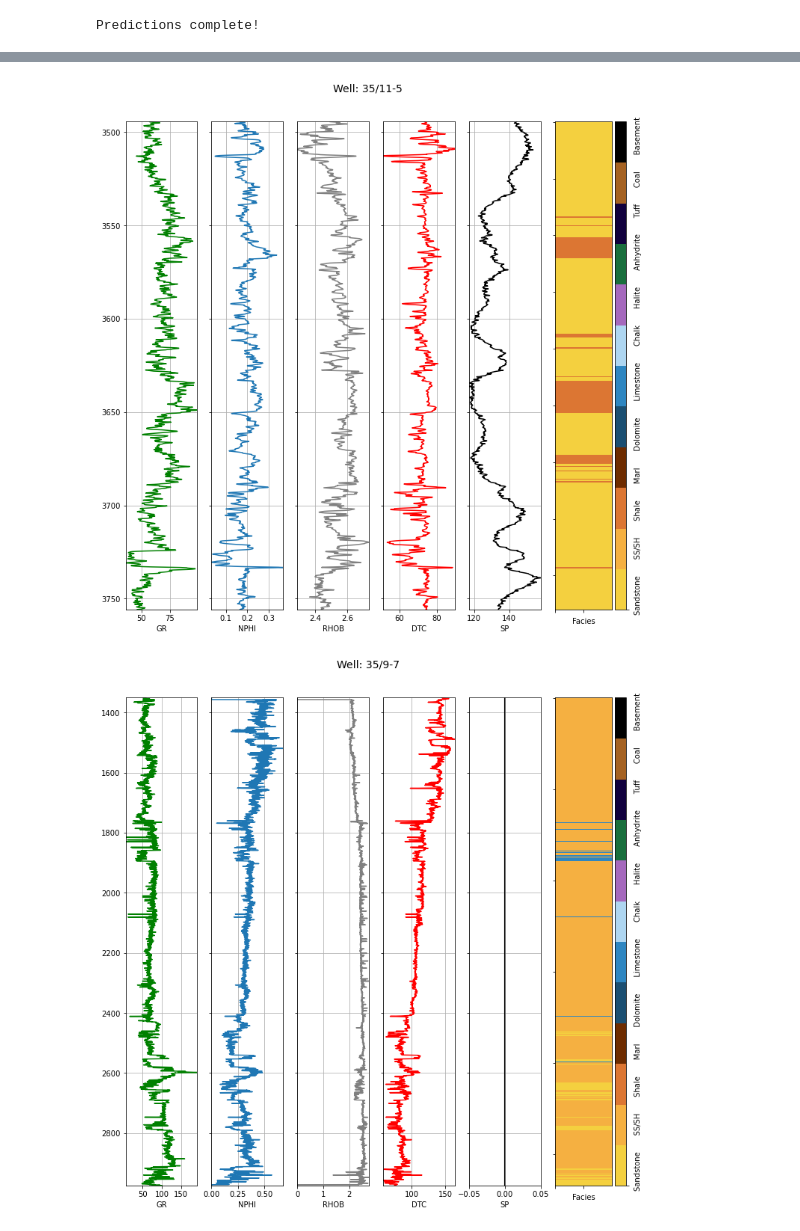
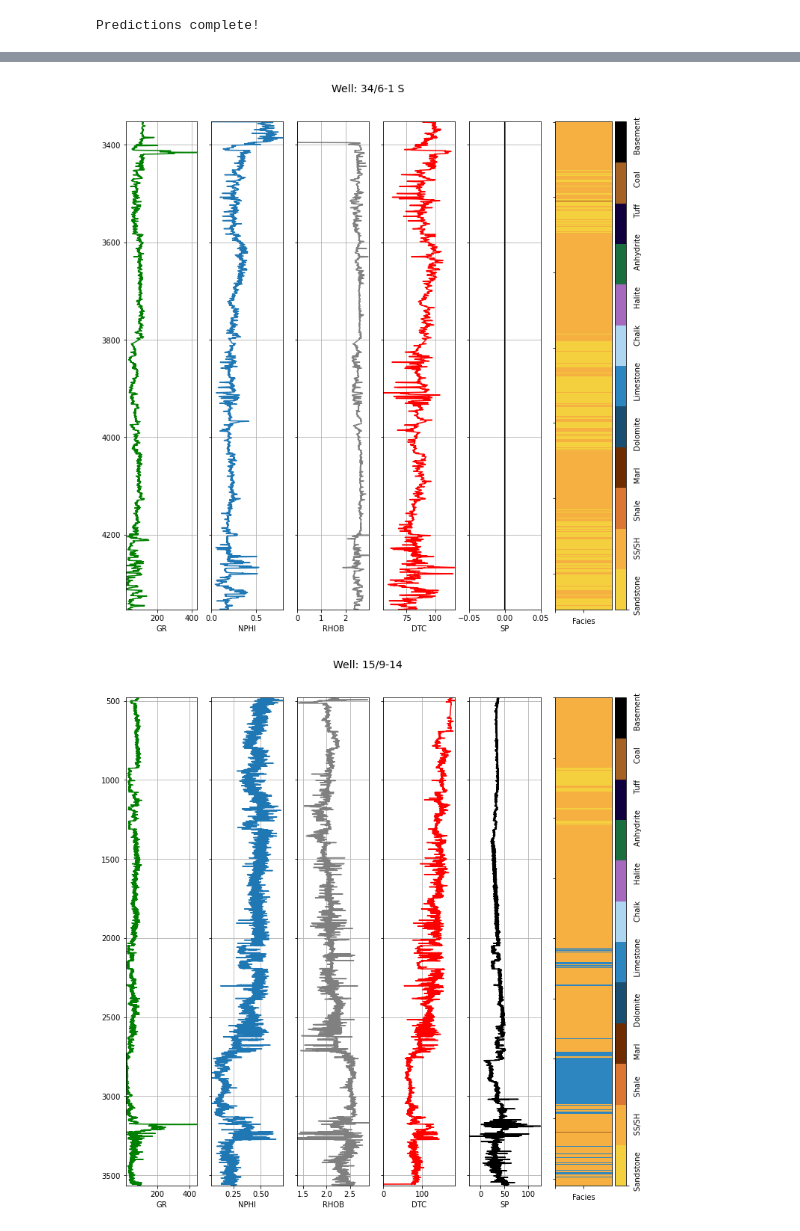
Before and after one commit to olawaleibrahim/beta-tests, a Jupyter notebook: petroeval/Lithofacies_Train_Test_Example.ipynb, the cells around one changed output, grey strips where cells are left out. Drawn from its saved outputs; the diff is of its cells as text; code cells hidden in the pictures.

```diff
--- a/petroeval/Lithofacies_Train_Test_Example.ipynb
+++ b/petroeval/Lithofacies_Train_Test_Example.ipynb
@@ -30,2 +70,6 @@ df1 = facies.set_mnemonics()
+# %%
+# target column is added since this is required for training the model
+
+train['FORCE_2020_LITHOFACIES_LITHOLOGY'] = train_label.FORCE_2020_LITHOFACIES_LITHOLOGY
 # %%
-facies = pds.PredictLabels(df1)
+facies = pds.PredictLabels(train)    # instantiate our prediction lithofacies class
@@ -82,0 +76,8 @@ Model training completed...
+# %%
+# the top part of the data to the 110000 out of 130,000+ rows is set to be used as the train data
+# while the lower part is set as the test data set. This is used to represent two different data set
+
+model, test_features = facies._train(train_df=train,
+                                     test_df=test,
+                                     target='FORCE_2020_LITHOFACIES_LITHOLOGY',
+                                     model='XGB')
@@ -84,5 +101,3 @@ Model training completed...
 predictions = facies.predict(model=model, test_df=test_features)
 # %% [output]
 Predictions complete!
-# %%
-predictions = facies.predict(model=model, test_df=test_features)
@@ -99,6 +111,6 @@ np.unique(predictions, return_counts=True)
 # %%
-facies.plot_lithofacies(df1[110000:], predictions, log1='GR', log2='NPHI',
+facies.plot_lithofacies(test, predictions, log1='GR', log2='NPHI',
                         log3='RHOB', log4='DTC', log5='SP', depth_col='DEPTH_MD')
 # %% [output]
-[figure, old version]
+[figure, new version]
-[figure, old version]
+[figure, new version]
```
Also changed, not shown: parts of 28 cells of this notebook, 2 other files.
